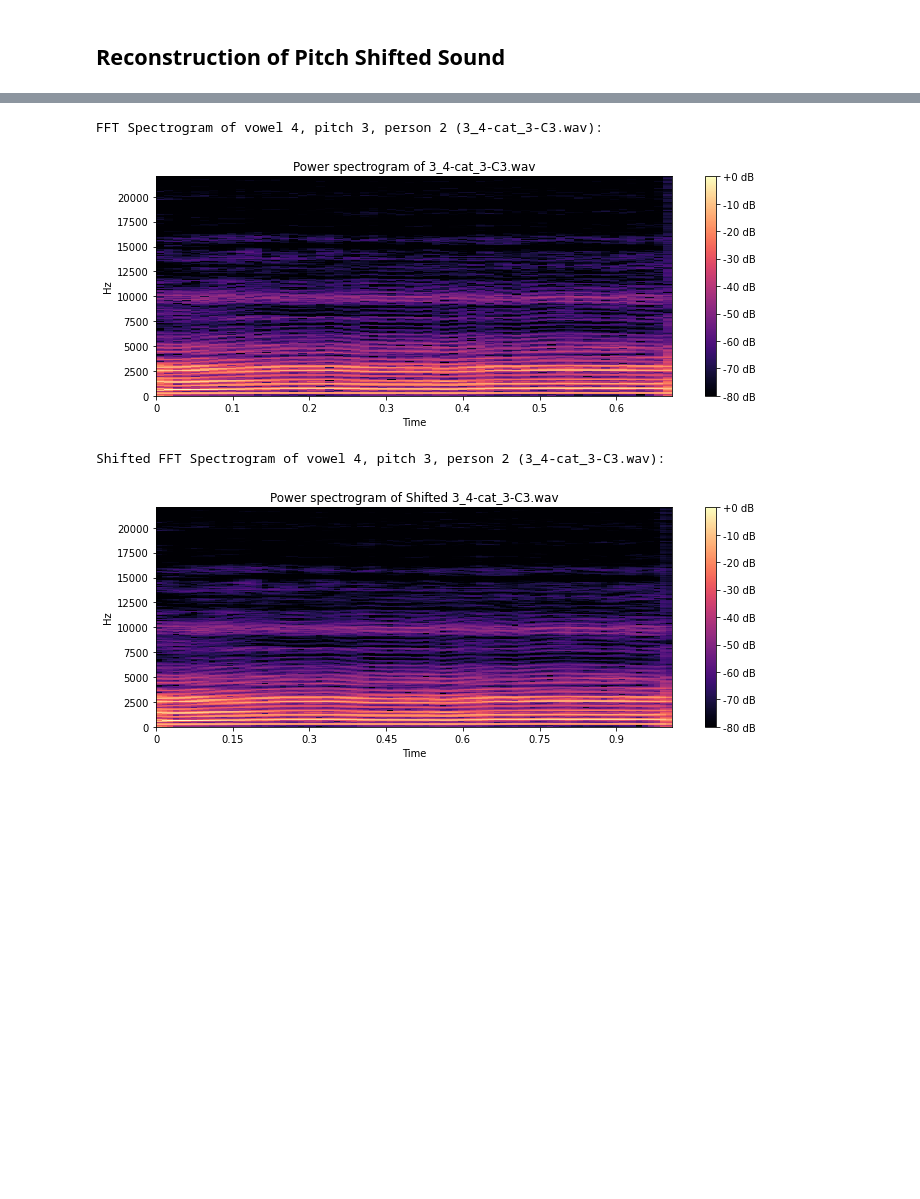
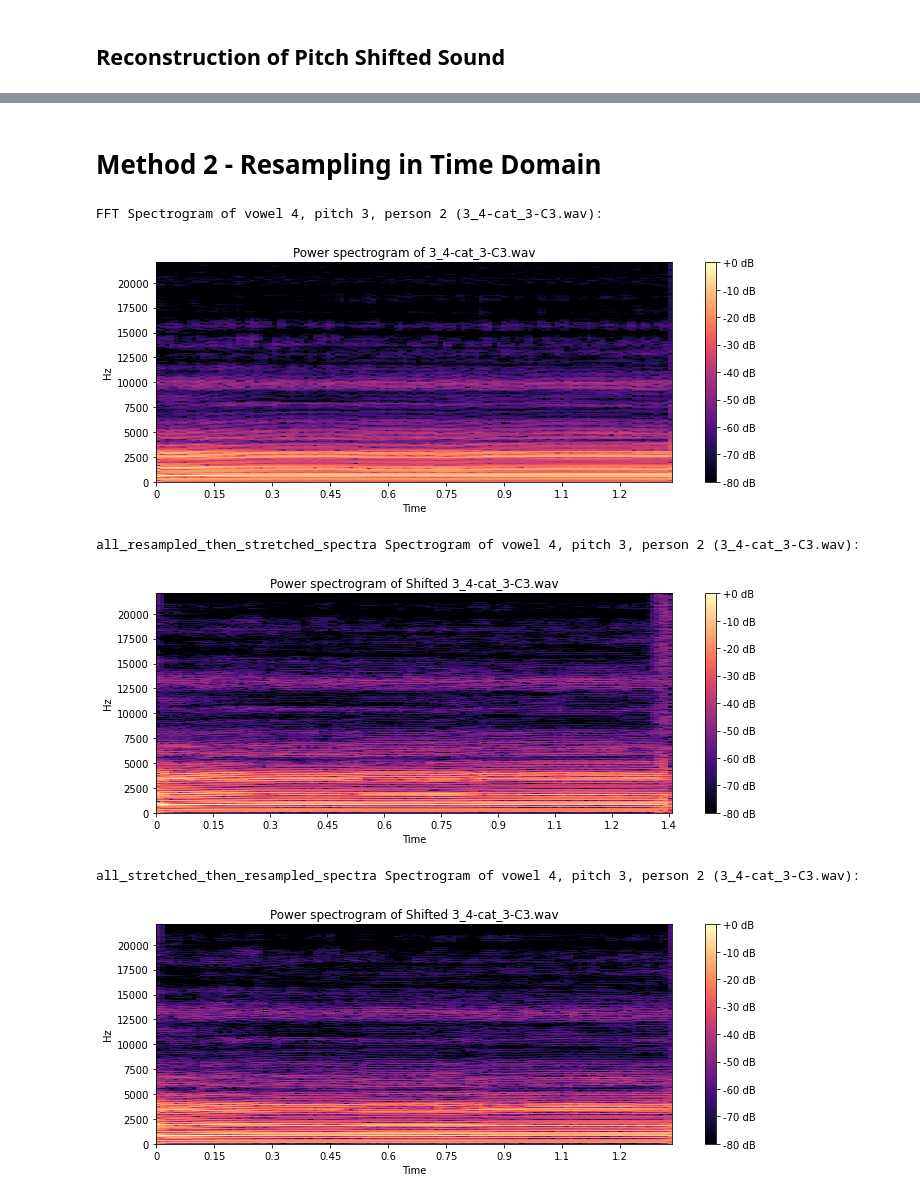
Before and after one commit to zioul123/VocalPitchModulator, a Jupyter notebook: Pitch Up Recreation Attempts.ipynb, the cells around one changed output, grey strips where cells are left out. Cells and saved outputs as stored; diff of their text form; code cells hidden in the pictures; blank space fills up the shorter version.

```diff
--- a/Pitch Up Recreation Attempts.ipynb
+++ b/Pitch Up Recreation Attempts.ipynb
@@ -236,28 +273,0 @@ print(gl_abs_waveform.shape)
-# %%
-D       = all_spectrograms[wavIdx]
-y       = librosa.istft(D_fast, hop_length=compute_hop_length(n_ffts, overlap))
-
-# D       = np.abs(all_spectrograms[wavIdx])
-D_fast  = librosa.phase_vocoder(D,  1.0 / 1.5, hop_length=compute_hop_length(n_ffts, overlap))
-y_fast  = librosa.istft(D_fast, hop_length=compute_hop_length(n_ffts, overlap))
-y_pitched = librosa.resample(y_fast, 44100, 1.5 * 44100)
-
-
-sio.wavfile.write('Orig_prephase {} {} {} {}.wav'
-                  .format(pitch_shift_amt, label_to_vowel[vIdx], noteidx_to_pitch[pIdx], n_ffts, overlap), 44100, y)
-sio.wavfile.write('Phased {} {} {} {}.wav'
-                  .format(pitch_shift_amt, label_to_vowel[vIdx], noteidx_to_pitch[pIdx], n_ffts, overlap), 44100, y_fast)
-sio.wavfile.write('Pitched {} {} {} {}.wav'
-                  .format(pitch_shift_amt, label_to_vowel[vIdx], noteidx_to_pitch[pIdx], n_ffts, overlap), 44100, y_pitched)
-
-print("FFT Spectrogram of vowel {}, pitch {}, person {} ({}):".format(vIdx, pIdx, pid, flat_data_ref_list[wavIdx]))
-plot_ffts_spectrogram(D, sample_rate, flat_data_ref_list[wavIdx])
-
-print("Shifted FFT Spectrogram of vowel {}, pitch {}, person {} ({}):".format(vIdx, pIdx, pid, flat_data_ref_list[wavIdx]))
-plot_ffts_spectrogram(D_fast, sample_rate,
-                      "Shifted " + flat_data_ref_list[wavIdx])
-# %% [output]
-FFT Spectrogram of vowel 4, pitch 3, person 2 (3_4-cat_3-C3.wav):
-[figure, removed]
-Shifted FFT Spectrogram of vowel 4, pitch 3, person 2 (3_4-cat_3-C3.wav):
-[figure, removed]
@@ -268,0 +274,28 @@ y_fast  = librosa.istft(D_fast, hop_length=512)
+# %% [markdown]
+# Method 2 - Resampling in Time Domain
+# %%
+vIdx = 4; pIdx = 3; pid = 2;
+wavIdx = flat_ref_idx(4, 3, 2)
+pitched_wavIdx = flat_ref_idx(4, 3 + pitch_shift_amt, 2)
+
+#
+# Raw spectrograms
+#
+print("FFT Spectrogram of vowel {}, pitch {}, person {} ({}):".format(vIdx, pIdx, pid, flat_data_ref_list[wavIdx]))
+plot_ffts_spectrogram(all_spectrograms[wavIdx], sample_rate,
+                      flat_data_ref_list[wavIdx])
+
+print("all_resampled_then_stretched_spectra Spectrogram of vowel {}, pitch {}, person {} ({}):".format(vIdx, pIdx, pid, flat_data_ref_list[wavIdx]))
+plot_ffts_spectrogram(all_resampled_then_stretched_spectra[wavIdx], sample_rate,
+                      "Shifted " + flat_data_ref_list[wavIdx])
+
+print("all_stretched_then_resampled_spectra Spectrogram of vowel {}, pitch {}, person {} ({}):".format(vIdx, pIdx, pid, flat_data_ref_list[wavIdx]))
+plot_ffts_spectrogram(all_stretched_then_resampled_spectra[wavIdx], sample_rate,
+                      "Shifted " + flat_data_ref_list[wavIdx])
+# %% [output]
+FFT Spectrogram of vowel 4, pitch 3, person 2 (3_4-cat_3-C3.wav):
+[figure, added]
+all_resampled_then_stretched_spectra Spectrogram of vowel 4, pitch 3, person 2 (3_4-cat_3-C3.wav):
+[figure, added]
+all_stretched_then_resampled_spectra Spectrogram of vowel 4, pitch 3, person 2 (3_4-cat_3-C3.wav):
+[figure, added]
```
Also changed, not shown: parts of 14 cells of this notebook, 1 other file.
